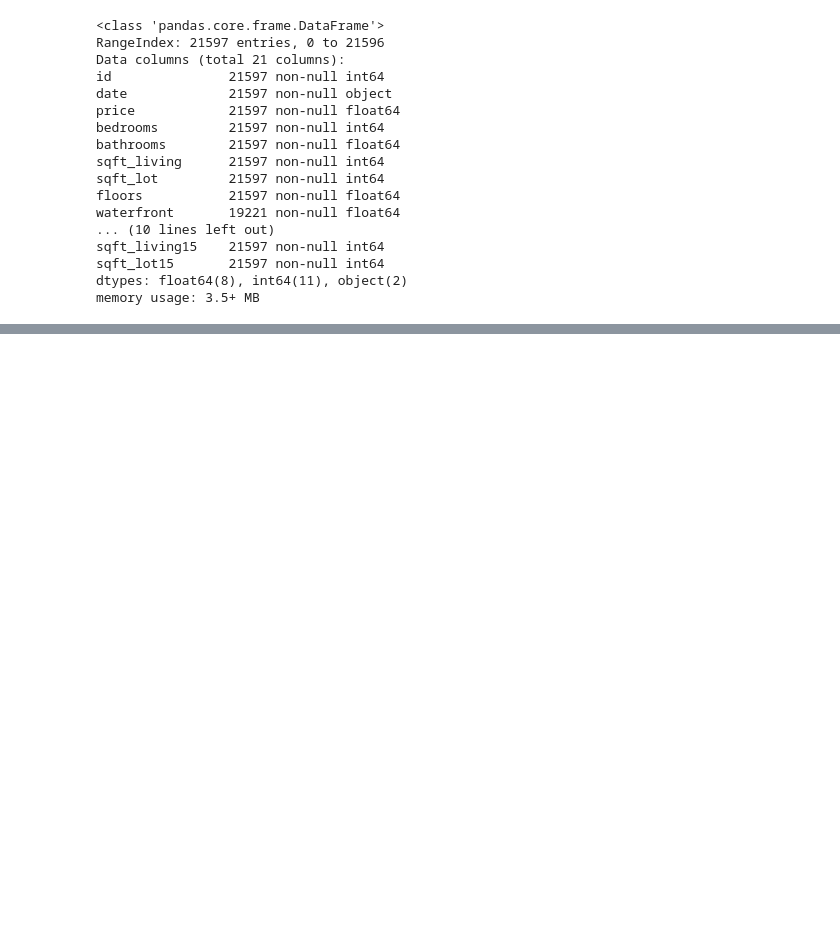
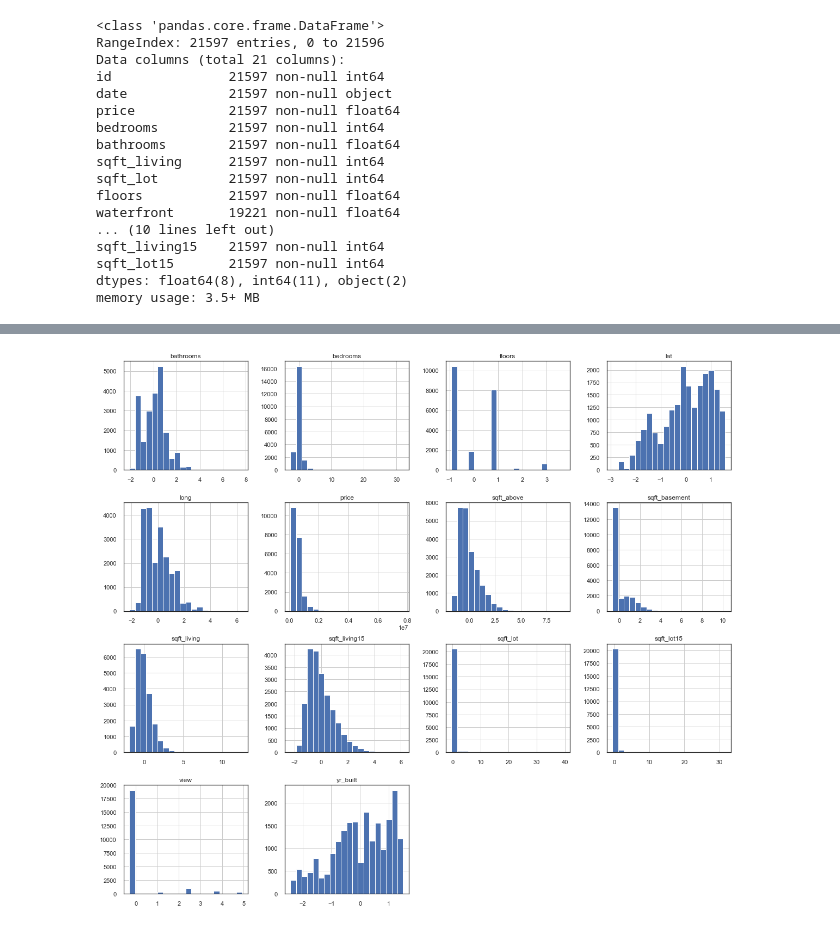
Before and after one commit to nxd0/dsc-1-final-project-online-ds-sp-000, a Jupyter notebook: student.ipynb, the cells around one changed output, grey strips where cells are left out. Cells and saved outputs as stored; diff of their text form; code cells hidden in the pictures; blank space fills up the shorter version.

```diff
--- a/student.ipynb
+++ b/student.ipynb
@@ -128,0 +550,14 @@ kcdf.describe()
+# %%
+#Zscore normalization for our numerical data
+for col in kcdf.columns:
+    if col == 'price':
+        pass
+    elif kcdf[col].dtypes == 'float64':
+        kcdf[col] = (kcdf[col] - kcdf[col].mean()) / kcdf[col].std()
+    elif kcdf[col].dtypes == 'int64':
+        kcdf[col] = (kcdf[col] - kcdf[col].mean()) / kcdf[col].std()
+    else:
+        print (str(col) + ': dont normalize')
+
+
+kcdf.head()
@@ -128,0 +581,6 @@ kcdf.describe()
+# %%
+#before encoding our Cat data, let's go ahead and drop the date column
+#because, as in past examples, we are creating a generalized model and will not be making use of any time series data.
+
+kcdf = kcdf.drop(['date'],axis=1)
+kcdf.columns
@@ -128,0 +593,3 @@ kcdf.describe()
+# %%
+kcdf = pd.get_dummies(kcdf)
+kcdf.head()
@@ -128,0 +617,5 @@ kcdf.describe()
+# %%
+#Let's visualize our cleaned data to get a feel for the distributions (leaving out our cat data)
+kcdf.iloc[:,0:14].hist(figsize = (20,18),bins=20);
+# %% [output]
+[figure, added]
```
Also changed, not shown: parts of 67 cells of this notebook.
